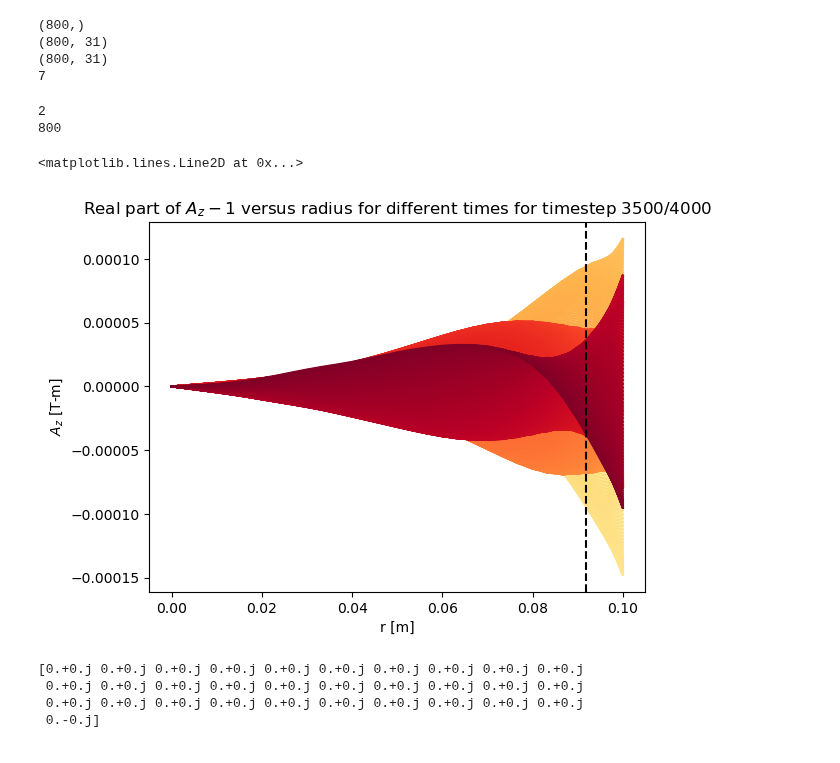
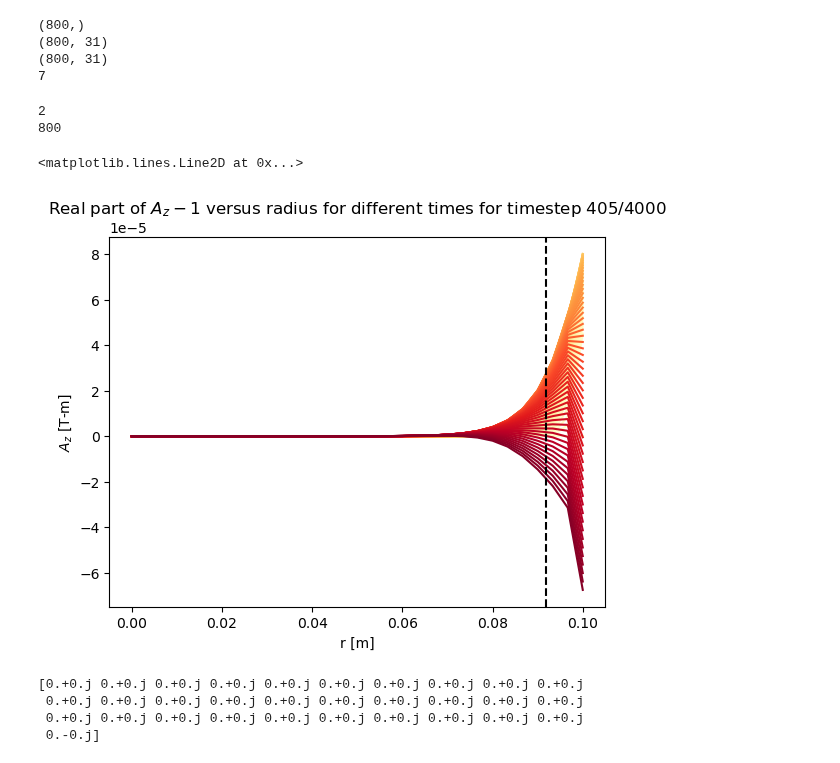
Before and after one commit to vandelij/FRC_RMF, a Jupyter notebook: predictor2_corrector_combine_RMF_code_case_Mlroy1999_fewer_time_steps - Copy.ipynb, the cells around one changed output. Drawn from its saved outputs; the diff is of its cells as text; code cells hidden in the pictures.

```diff
--- a/predictor2_corrector_combine_RMF_code_case_Mlroy1999_fewer_time_steps - Copy.ipynb
+++ b/predictor2_corrector_combine_RMF_code_case_Mlroy1999_fewer_time_steps - Copy.ipynb
@@ -287,8 +287,8 @@ def hall_Bz_Vn_updater4(m, V_n, Az_t_minus_one, Bz_t_minus_one, m_array, dt_MHD,
             B_m_n = Bz_t_minus_one[i_m_n]
 
             # calculate J_r^n at r-dr, and r + dr from the prevous step
-            J_rn_minus = 1j*n/(mu0*rk) * B_n[0, k-1]
-            J_rn_plus = 1j*n/(mu0*rk) * B_n[0, k+1]
+            J_rn_minus = 1j*n/(mu0*(rk-dr)) * B_n[0, k-1]
+            J_rn_plus = 1j*n/(mu0*(rk+dr)) * B_n[0, k+1]
 
             # calculate J_phi^n at r from the previous step
             Bp = B_n[0, k+1]
@@ -300,11 +300,11 @@ def hall_Bz_Vn_updater4(m, V_n, Az_t_minus_one, Bz_t_minus_one, m_array, dt_MHD,
             Ap = A_n[0, k+1-1]
             Aminus = A_n[0, k-1-1]
             An = A_n[0, k-1]
-            rp1_2 = rk + dr/2
-            rm_1_2 = rk - dr/2
+            rp1_2 = (rk-dr) + dr/2
+            rm_1_2 = (rk-dr) - dr/2
             dAdr_p = rp1_2*(Ap - An)/(dr)
             dAdr_m = rm_1_2*(An - Aminus)/(dr)
-            J_zn_minus = (1/mu0) * (-1/rk) * ((1/dr)*(dAdr_p - dAdr_m)) + (1/mu0)*n**2/rk**2 * An
+            J_zn_minus = (1/mu0) * (-1/(rk-dr)) * ((1/dr)*(dAdr_p - dAdr_m)) + (1/mu0)*n**2/(rk-dr)**2 * An
 
             #r
             Ap = A_n[0, k+1]
@@ -320,20 +320,22 @@ def hall_Bz_Vn_updater4(m, V_n, Az_t_minus_one, Bz_t_minus_one, m_array, dt_MHD,
             Ap = A_n[0, k+1+1]
             Aminus = A_n[0, k-1+1]
             An = A_n[0, k+1]
-            rp1_2 = rk + dr/2
-            rm_1_2 = rk - dr/2
+            rp1_2 = (rk+dr) + dr/2
+            rm_1_2 = (rk+dr) - dr/2
             dAdr_p = rp1_2*(Ap - An)/(dr)
             dAdr_m = rm_1_2*(An - Aminus)/(dr)
-            J_zn_plus = (1/mu0) * (-1/rk) * ((1/dr)*(dAdr_p - dAdr_m)) + (1/mu0)*n**2/rk**2 * An
+            J_zn_plus = (1/mu0) * (-1/(rk+dr)) * ((1/dr)*(dAdr_p - dAdr_m)) + (1/mu0)*n**2/(rk+dr)**2 * An
 
             # now, calclute the terms from the notes
             term_one = (1/(rk*2*dr)) * ( (rk + dr)*J_rn_plus*B_m_n[0, k+1] - (rk - dr)*J_rn_minus*B_m_n[0, k-1])
 
             term_two = -(1j*(m_n)/(2*rk*dr)) * (J_zn_plus*A_m_n[0, k+1] - J_zn_minus*A_m_n[0, k-1])
 
-            term_three = -(1j*m/rk)*J_phin*B_m_n[0, k]
+            # term_three = -(1j*m/rk)*J_phin*B_m_n[0, k]
+            term_three = -(1j*n/rk)*J_phin*B_m_n[0, k] - (1j*m_n/rk)*J_phin*B_m_n[0, k]
 
-            term_four = -(1j*m/(rk*2*dr))*J_zn*(A_m_n[0, k+1] - A_m_n[0, k-1])
+            # term_four = -(1j*m/(rk*2*dr))*J_zn*(A_m_n[0, k+1] - A_m_n[0, k-1])
+            term_four = -(1j*n/(rk*2*dr))*J_zn*(A_m_n[0, k+1] - A_m_n[0, k-1]) - (1j*m_n/(rk*2*dr))*J_zn*(A_m_n[0, k+1] - A_m_n[0, k-1])
 
 
             sum1 = sum1 - (dt_MHD/(ne*e)) * (term_one + term_two + term_three + term_four)
@@ -585,8 +587,8 @@ def solve_a_z_b_z_skip_time(A_z_hold, B_z_hold, m_array, n_array, timestep_save_
 
             # add Hall term to V_n TODO: this function currently does not return anything
             #                         (m, V_n, Az_t_minus_one, m_array, it, dt_MHD, dr):
-            V_n = hall_Bz_Vn_updater3(n, V_n, Az_t_minus_one, m_array, dt_MHD, dr)
-            #V_n = hall_Bz_Vn_updater4(n, V_n, Az_t_minus_one, Bz_t_minus_one, m_array, dt_MHD, dr)
+            #V_n = hall_Bz_Vn_updater3(n, V_n, Az_t_minus_one, m_array, dt_MHD, dr)
+            V_n = hall_Bz_Vn_updater4(n, V_n, Az_t_minus_one, Bz_t_minus_one, m_array, dt_MHD, dr)
             #V_n2 = hall_Bz_Vn_updater3(n, V_n, A_z_s, m_array, dt_MHD, dr)
             #V_n = 0.5*(V_n1 + V_n2)
             #print(V_n)
@@ -851,8 +853,8 @@ def solve_a_z_b_z_skip_time(A_z_hold, B_z_hold, m_array, n_array, timestep_save_
 
             # add Hall term to V_n TODO: this function currently does not return anything
             #                         (m, V_n, Az_t_minus_one, m_array, it, dt_MHD, dr):
-            V_n = hall_Bz_Vn_updater3(n, V_n, Az_s, m_array, dt_MHD, dr)
-            #V_n = hall_Bz_Vn_updater4(n, V_n, Az_s, Bz_s, m_array, dt_MHD, dr)
+            #V_n = hall_Bz_Vn_updater3(n, V_n, Az_s, m_array, dt_MHD, dr)
+            V_n = hall_Bz_Vn_updater4(n, V_n, Az_s, Bz_s, m_array, dt_MHD, dr)
             #V_n2 = hall_Bz_Vn_updater3(n, V_n, A_z_s, m_array, dt_MHD, dr)
             #V_n = 0.5*(V_n1 + V_n2)
             #print(V_n)
@@ -1038,35 +1040,35 @@ from matplotlib import cm
 #cmap = cm.get_cmap('Reds')
 cmap = cm.get_cmap('YlOrRd')
 #cmap = cm.get_cmap('autumn')
 m = -1
 im = np.where(m_array == m)[0][0]
 print(im)
 print(A_z_hold_out[im].shape[0])
 toplot='r'
-range_to_plot = 700 #540 #A_z_hold_out[im].shape[0]
+range_to_plot = 81 #540 #A_z_hold_out[im].shape[0]
 if toplot == 'r':
     for i in range(range_to_plot):
         cmap_color = cmap(i/range_to_plot)
         plt.plot(r_array, np.real(A_z_hold_out[im][i, :]), color=cmap_color)#, alpha = (1 - i/255))
     plt.title(f'Real part of $A_z{m}$ versus radius for different times for timestep {range_to_plot*timestep_save_interval}/{nt}')
 
 if toplot == 'i':
     for i in range(range_to_plot):
         cmap_color = cmap(i/range_to_plot)
         plt.plot(r_array, np.imag(A_z_hold_out[im][i, :]), color=cmap_color)
     plt.title(f'Imaginary part of $A_z{m}$ versus radius for different times for timestep {range_to_plot*timestep_save_interval}/{nt}')
 
 plt.xlabel('r [m]')
 plt.ylabel(r'$A_z$ [T-m]')
 
 d_skin = np.sqrt(2*eta/(mu0*w_RMF))
 
 plt.axvline(x=(R-d_skin), color='black', linestyle='--')
 # %% [output]
 2
 800
 <matplotlib.lines.Line2D at 0x...>
-[figure, old version]
+[figure, new version]
 # %%
 print(A_z_hold_out[1][58, :])
 # %% [output]
```
Also changed, not shown: parts of 10 cells of this notebook.
